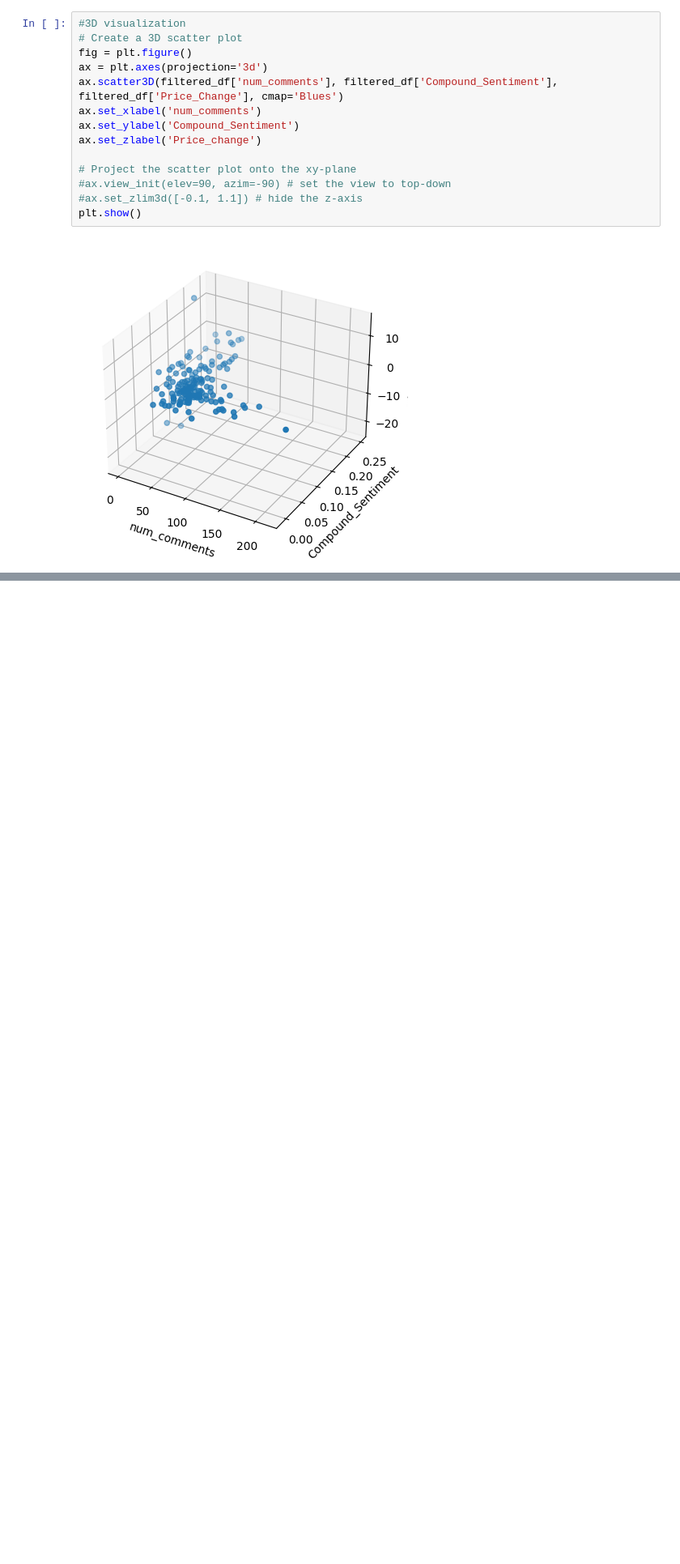
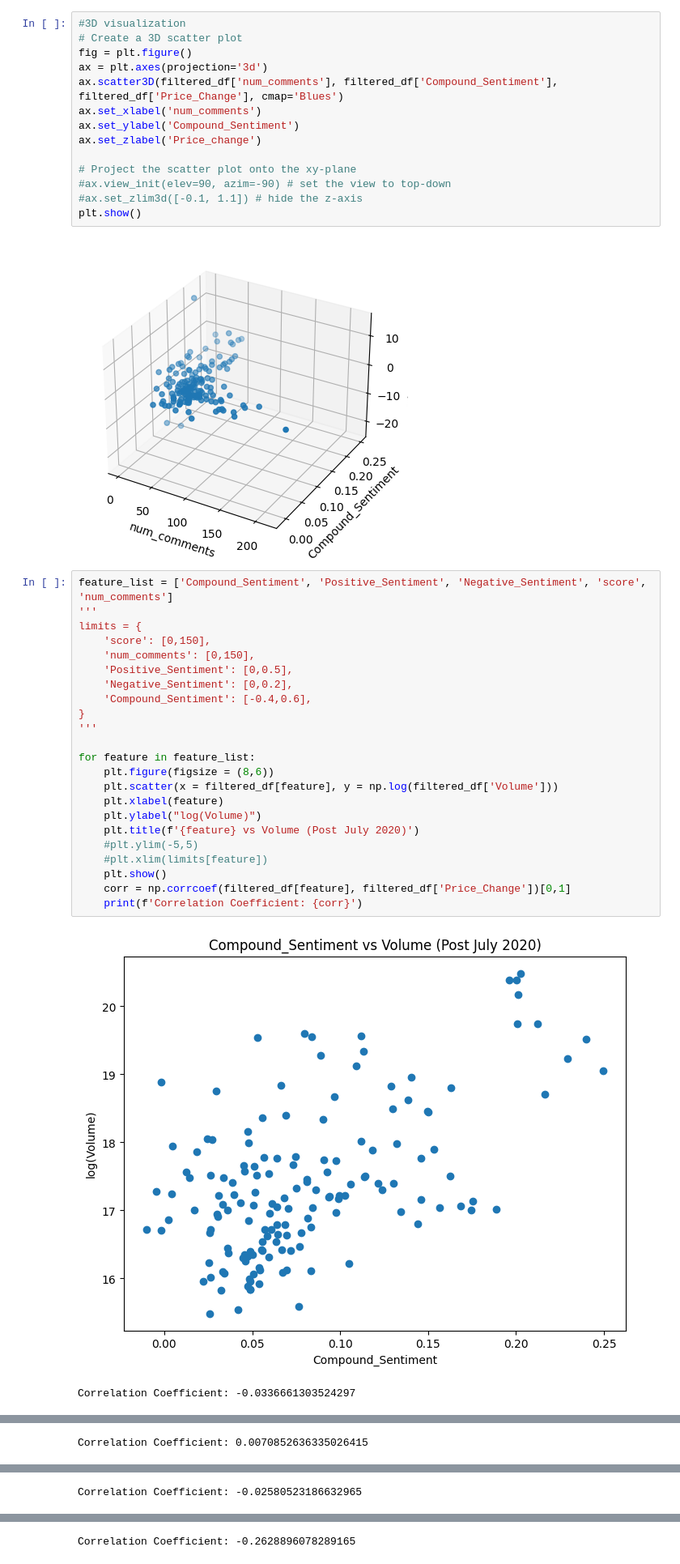
Before and after one commit to JKelly423/SqueezeNet, a Jupyter notebook: src/visuals.ipynb, the cells around one changed output, grey strips where cells are left out. Shown at 81% size. Cells and saved outputs as stored; diff of their text form; blank space fills up the shorter version.

Commit message:
Scatter Plots
Added scatter plots of features vs volume

```diff
--- a/src/visuals.ipynb
+++ b/src/visuals.ipynb
@@ -269,3 +269,29 @@ ax.set_zlabel('Price_change')
 plt.show()
 # %% [output]
 [figure]
+# %%
+feature_list = ['Compound_Sentiment', 'Positive_Sentiment', 'Negative_Sentiment', 'score', 'num_comments']
+'''
+limits = {
+    'score': [0,150],
+    'num_comments': [0,150],
+    'Positive_Sentiment': [0,0.5],
+    'Negative_Sentiment': [0,0.2],
+    'Compound_Sentiment': [-0.4,0.6],
+}
+'''
+
+for feature in feature_list:
+    plt.figure(figsize = (8,6))
+    plt.scatter(x = filtered_df[feature], y = np.log(filtered_df['Volume']))
+    plt.xlabel(feature)
+    plt.ylabel("log(Volume)")
+    plt.title(f'{feature} vs Volume (Post July 2020)')
+    #plt.ylim(-5,5)
+    #plt.xlim(limits[feature])
+    plt.show()
+    corr = np.corrcoef(filtered_df[feature], filtered_df['Price_Change'])[0,1]
+    print(f'Correlation Coefficient: {corr}')
+# %% [output]
+[figure, added]
+Correlation Coefficient: -0.0336661303524297
@@ -271,0 +299 @@ plt.show()
+Correlation Coefficient: 0.0070852636335026415
@@ -271,0 +301 @@ plt.show()
+Correlation Coefficient: -0.02580523186632965
@@ -271,0 +303 @@ plt.show()
+Correlation Coefficient: -0.2628896078289165
```
Also changed, not shown: parts of 1 cell of this notebook.
